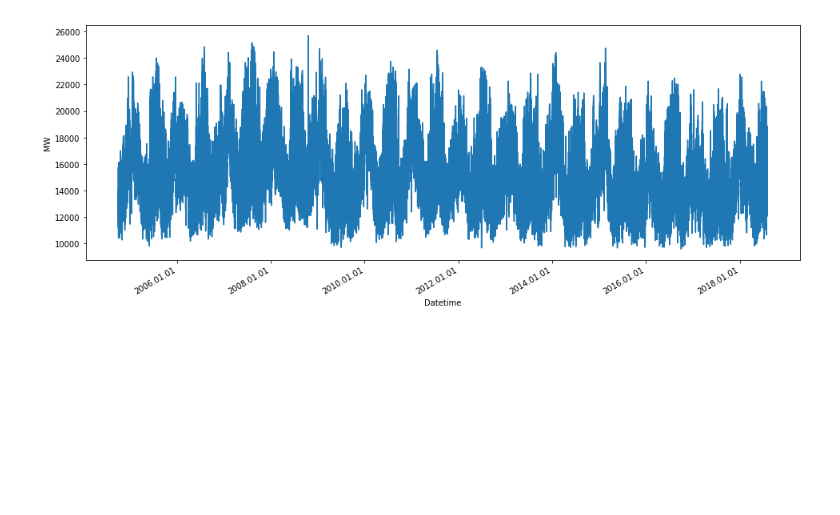
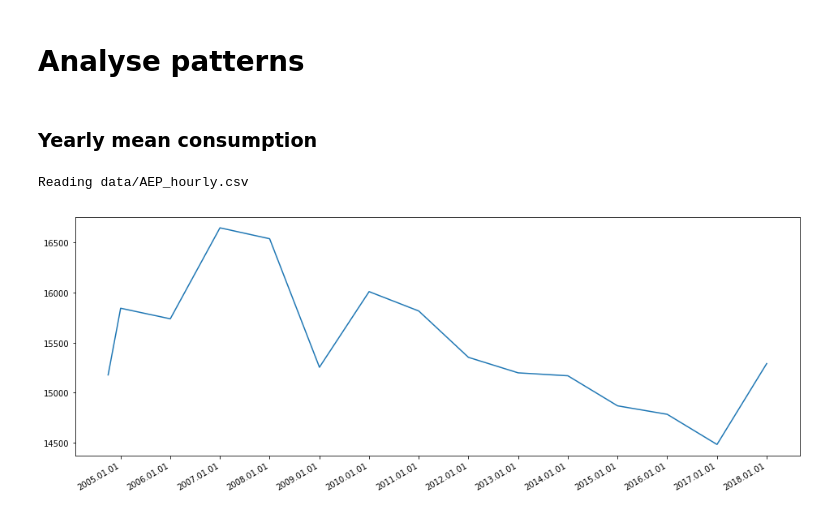
Before and after one commit to crowjdh/kaggle-playground, a Jupyter notebook: energy_consumption/energy_consumption.ipynb, the cells around one changed output. Saved outputs shown, nothing was run; the diff lists cells and outputs as text; code cells hidden in the pictures; blank space fills up the shorter version.

```diff
--- a/energy_consumption/energy_consumption.ipynb
+++ b/energy_consumption/energy_consumption.ipynb
@@ -66,16 +97,45 @@ None
-# %%
-def plot_df(df):
-    fig, ax = plt.subplots(figsize=(16, 6))
-    sb.lineplot(x='Datetime', y='MW', data=df, ax=ax)
-
-    # assign locator and formatter for the xaxis ticks.
-    ax.xaxis.set_major_locator(mdates.AutoDateLocator())
-    ax.xaxis.set_major_formatter(mdates.DateFormatter('%Y.%m.%d'))
-
-    # put the labels at 45deg since they tend to be too long
-    fig.autofmt_xdate()
-    plt.show()
-
-plot_df(df)
-# %% [output]
-[figure, removed]
+# %% [markdown]
+# Analyse patterns
+# %%
+def split(df, mode='year'):
+    def create_checker():
+        if mode == 'year':
+            return lambda prev, cur: cur.year == prev.year
+        elif mode == 'month':
+            return lambda prev, cur: cur.month == prev.month
+
+    checker = create_checker()
+    indices = [0]
+    for i in range(1, len(df)):
+        prev = df.iloc[i - 1, 0]
+        cur = df.iloc[i, 0]
+        if checker(prev, cur):
+            continue
+        indices.append(i)
+
+    indices.append(len(df) - 1)
+    all_items = []
+    for i in range(1, len(indices)):
+        prev_idx = indices[i - 1]
+        idx = indices[i]
+        items = df.iloc[prev_idx:idx-1]
+        all_items.append(items)
+        prev_idx = idx
+
+    return all_items
+
+def plot_months(months):
+    dates = [month.iloc[0, 0] for month in months]
+    means = [month.iloc[:, 1].mean() for month in months]
+    plot_x_as_date(lambda fig, ax: ax.plot(dates, means), x_major_locator='month')
+# %% [markdown]
+### Yearly mean consumption
+# %%
+df = load_df()
+years = split(df)
+dates = [year.iloc[0, 0] for year in years]
+means = [year.iloc[:, 1].mean() for year in years]
+plot_x_as_date(lambda fig, ax: sb.lineplot(x=dates, y=means, ax=ax), x_major_locator='year')
+# %% [output]
+Reading data/AEP_hourly.csv
+[figure, added]
```
Also changed, not shown: parts of 17 cells of this notebook.
